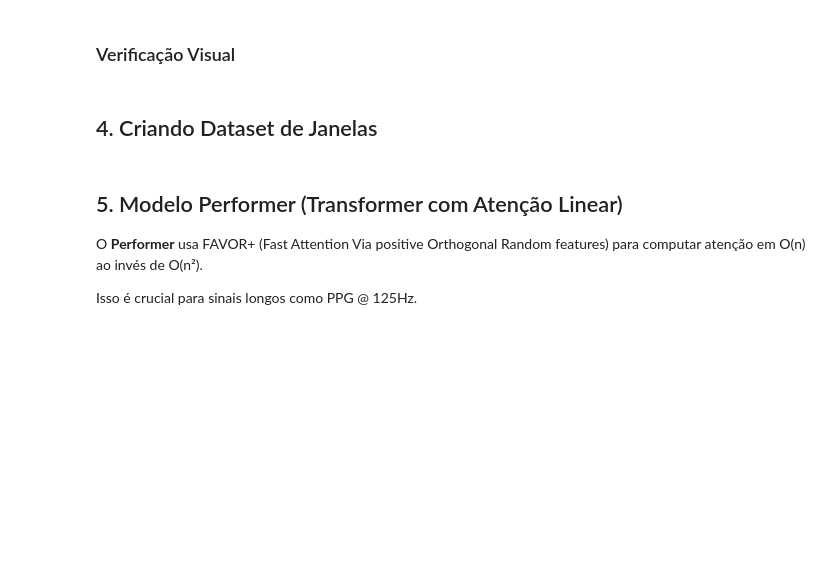
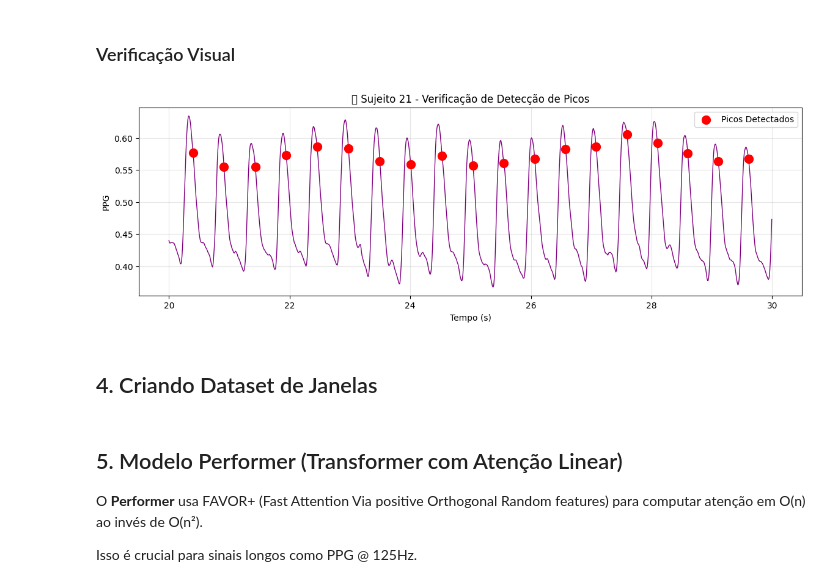
Before and after one commit to douglasfreitas-data/pulse-analytics, a Jupyter notebook: analytics/02_performer_peak_detection.ipynb, the cells around one changed output. Drawn from its saved outputs; the diff is of its cells as text; code cells hidden in the pictures; blank space fills up the shorter version.

```diff
--- a/analytics/02_performer_peak_detection.ipynb
+++ b/analytics/02_performer_peak_detection.ipynb
@@ -223,27 +260,29 @@ print(f"❤️ Total de batimentos detectados: {total_peaks:,}")
 ### Verificação Visual
 # %%
 # Plotar sujeito com picos detectados
-subj = subjects[5]  # Escolher outro sujeito
+subj = subjects[20]  # Escolher outro sujeito
 start_sec, end_sec = 20, 30
 start_idx = int(start_sec * subj['fs'])
 end_idx = int(end_sec * subj['fs'])
 t = np.arange(len(subj['ppg'])) / subj['fs']
 
 fig, ax = plt.subplots(figsize=(14, 4))
 
 ax.plot(t[start_idx:end_idx], subj['ppg'][start_idx:end_idx], 'purple', linewidth=1)
 
 # Marcar picos detectados
 peaks_in_range = subj['peaks'][(subj['peaks'] >= start_idx) & (subj['peaks'] < end_idx)]
 ax.scatter(t[peaks_in_range], subj['ppg'][peaks_in_range],
            c='red', s=100, zorder=5, label='Picos Detectados')
 
 ax.set_xlabel('Tempo (s)')
 ax.set_ylabel('PPG')
 ax.set_title(f"🎯 Sujeito {subj['id']} - Verificação de Detecção de Picos")
 ax.legend()
 ax.grid(True, alpha=0.3)
 plt.show()
+# %% [output]
+[figure, added]
 # %% [markdown]
 ## 4. Criando Dataset de Janelas
 # %%
```
Also changed, not shown: parts of 5 cells of this notebook, 7 other files.
